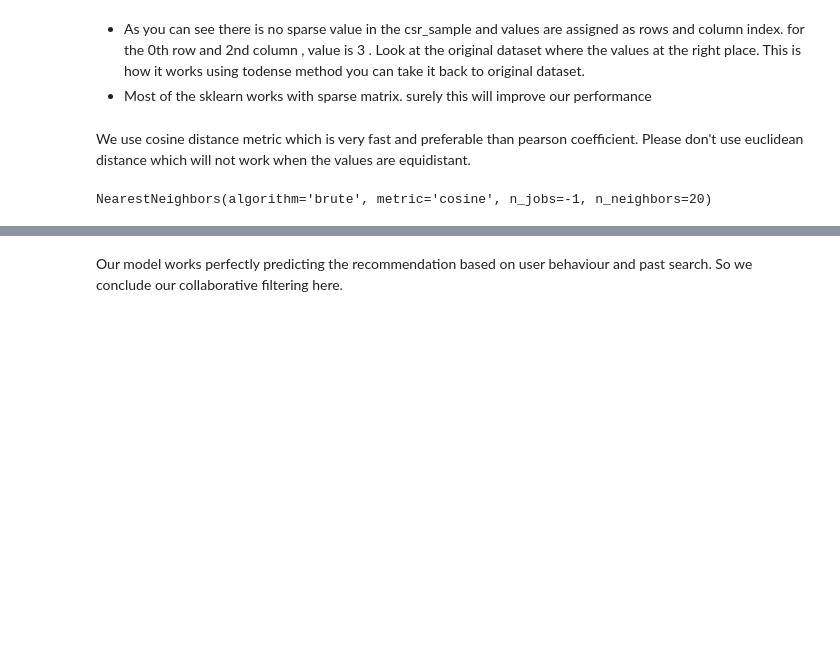
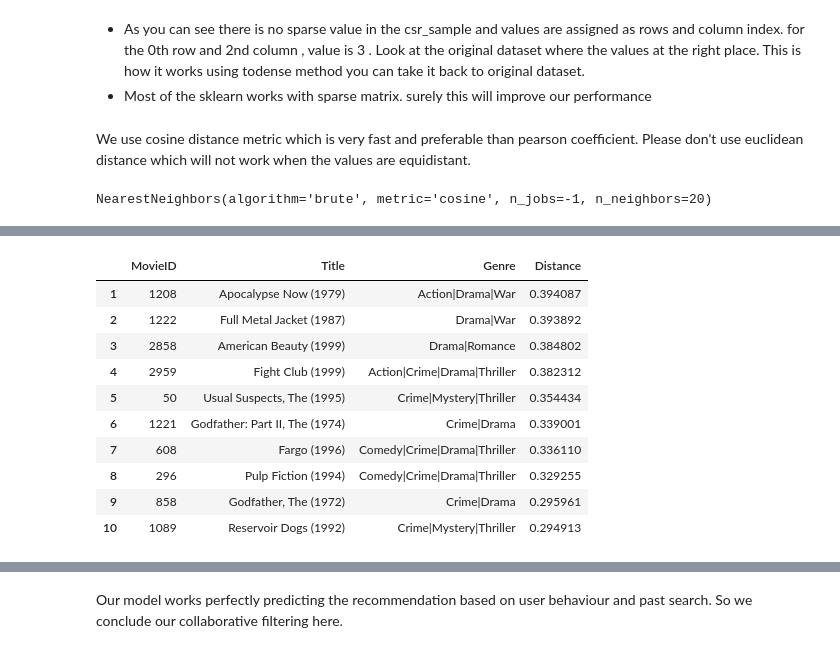
Before and after one commit to Aarekaz/mymovielist, a Jupyter notebook: backend/notebooks/item-based_collaborative_filtering_model.ipynb, the cells around one changed output, grey strips where cells are left out. Saved outputs shown, nothing was run; the diff lists cells and outputs as text; code cells hidden in the pictures; blank space fills up the shorter version.

```diff
--- a/backend/notebooks/item-based_collaborative_filtering_model.ipynb
+++ b/backend/notebooks/item-based_collaborative_filtering_model.ipynb
@@ -220,3 +222,18 @@ get_movie_recommendation('Goodfellas')
 | 8 | 296 | Pulp Fiction (1994) | Comedy|Crime|Drama|Thriller | 0.329255 |
 | 9 | 858 | Godfather, The (1972) | Crime|Drama | 0.295961 |
 | 10 | 1089 | Reservoir Dogs (1992) | Crime|Mystery|Thriller | 0.294913 |
+# %%
+df_sorted= df.sort_index(inplace=True)
+df
+# %% [output]
+|  | MovieID | Title | Genre | Distance |
+| 1 | 1208 | Apocalypse Now (1979) | Action|Drama|War | 0.394087 |
+| 2 | 1222 | Full Metal Jacket (1987) | Drama|War | 0.393892 |
+| 3 | 2858 | American Beauty (1999) | Drama|Romance | 0.384802 |
+| 4 | 2959 | Fight Club (1999) | Action|Crime|Drama|Thriller | 0.382312 |
+| 5 | 50 | Usual Suspects, The (1995) | Crime|Mystery|Thriller | 0.354434 |
+| 6 | 1221 | Godfather: Part II, The (1974) | Crime|Drama | 0.339001 |
+| 7 | 608 | Fargo (1996) | Comedy|Crime|Drama|Thriller | 0.336110 |
+| 8 | 296 | Pulp Fiction (1994) | Comedy|Crime|Drama|Thriller | 0.329255 |
+| 9 | 858 | Godfather, The (1972) | Crime|Drama | 0.295961 |
+| 10 | 1089 | Reservoir Dogs (1992) | Crime|Mystery|Thriller | 0.294913 |
```
Also changed, not shown: parts of 4 cells of this notebook, 1 other file.
